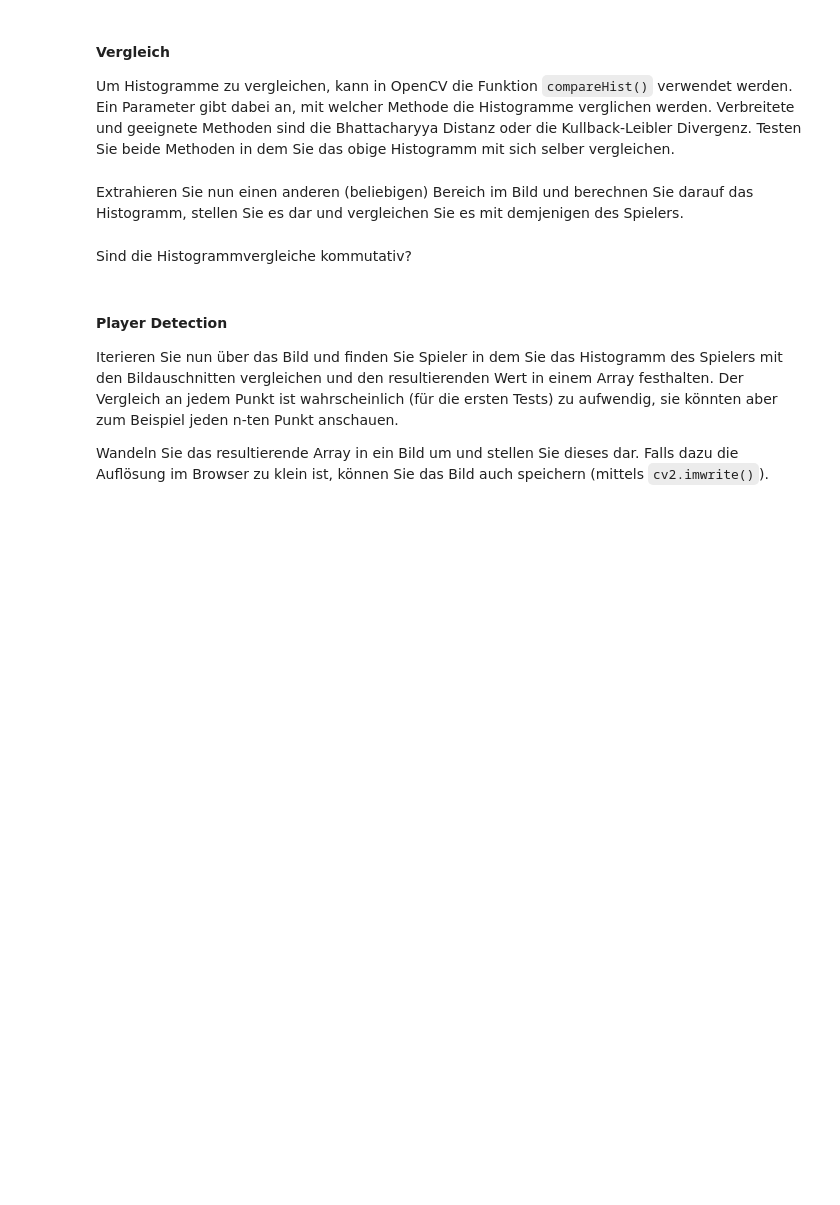
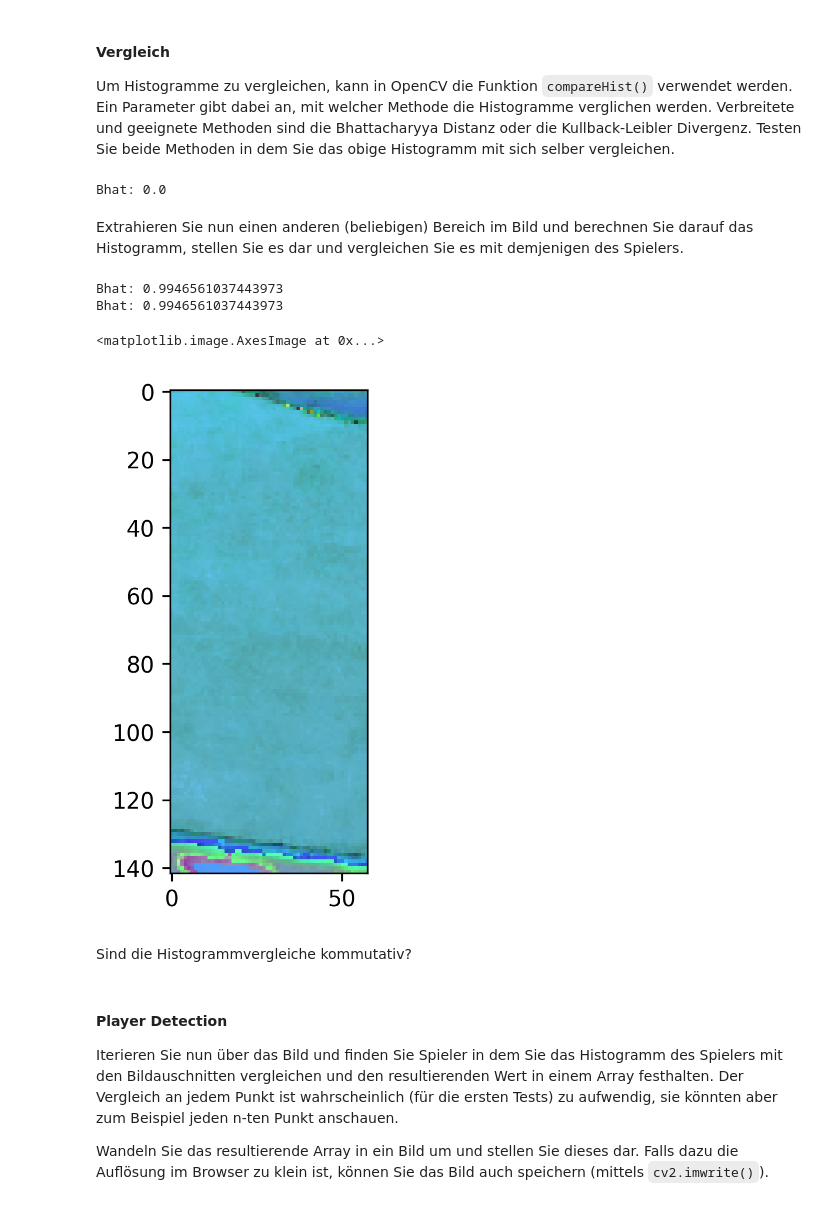
Before and after one commit to fabmeyer/IPCV, a Jupyter notebook: SW03/uebung03/opencv_uebung3_1.ipynb, the cells around one changed output. Cells and saved outputs as stored; diff of their text form; code cells hidden in the pictures; blank space fills up the shorter version.

```diff
--- a/SW03/uebung03/opencv_uebung3_1.ipynb
+++ b/SW03/uebung03/opencv_uebung3_1.ipynb
@@ -61,8 +69,9 @@ plt.imshow(hist)
 
 Um Histogramme zu vergleichen, kann in OpenCV die Funktion `compareHist()` verwendet werden. Ein Parameter gibt dabei an, mit welcher Methode die Histogramme verglichen werden. Verbreitete und geeignete Methoden sind die Bhattacharyya Distanz oder die Kullback-Leibler Divergenz. Testen Sie beide Methoden in dem Sie das obige Histogramm mit sich selber vergleichen.
 # %%
-dist_bhatt =
-dist_kl =
-print('Bhat: {}, KL: {}'.format(dist_bhatt, dist_kl))
+dist_bhatt = cv2.compareHist(hist, hist, cv2.HISTCMP_BHATTACHARYYA)
+print('Bhat: {}'.format(dist_bhatt))
+# %% [output]
+Bhat: 0.0
 # %% [markdown]
 Extrahieren Sie nun einen anderen (beliebigen) Bereich im Bild und berechnen Sie darauf das Histogramm, stellen Sie es dar und vergleichen Sie es mit demjenigen des Spielers.
@@ -76,3 +78,21 @@ print('Bhat: {}, KL: {}'.format(dist_bhatt, dist_kl))
+# %%
+height, width, channels = player.shape
+#print(height, width) # height = 142, width = 58
+image = cv2.cvtColor(image, cv2.COLOR_RGB2HSV)
+sub_image = image[0:height, 0:width]
+hist_image = cv2.calcHist([sub_image], [0, 1], None, [180, 256], [0, 180, 0, 256])
+plt.imshow(hist_image)
+dist_bhatt = cv2.compareHist(hist, hist_image, cv2.HISTCMP_BHATTACHARYYA)
+print('Bhat: {}'.format(dist_bhatt))
+dist_bhatt2 = cv2.compareHist(hist_image, hist, cv2.HISTCMP_BHATTACHARYYA)
+print('Bhat: {}'.format(dist_bhatt2))
+#Antwort: Der Histogrammvergleich ist kommutativ
+plt.imshow(sub_image)
+# %% [output]
+Bhat: 0.9946561037443973
+Bhat: 0.9946561037443973
+<matplotlib.image.AxesImage at 0x...>
+[figure, added]
 # %% [markdown]
 Sind die Histogrammvergleiche kommutativ?
 # %% [markdown]
```
Also changed, not shown: parts of 8 cells of this notebook, 13 other files.
